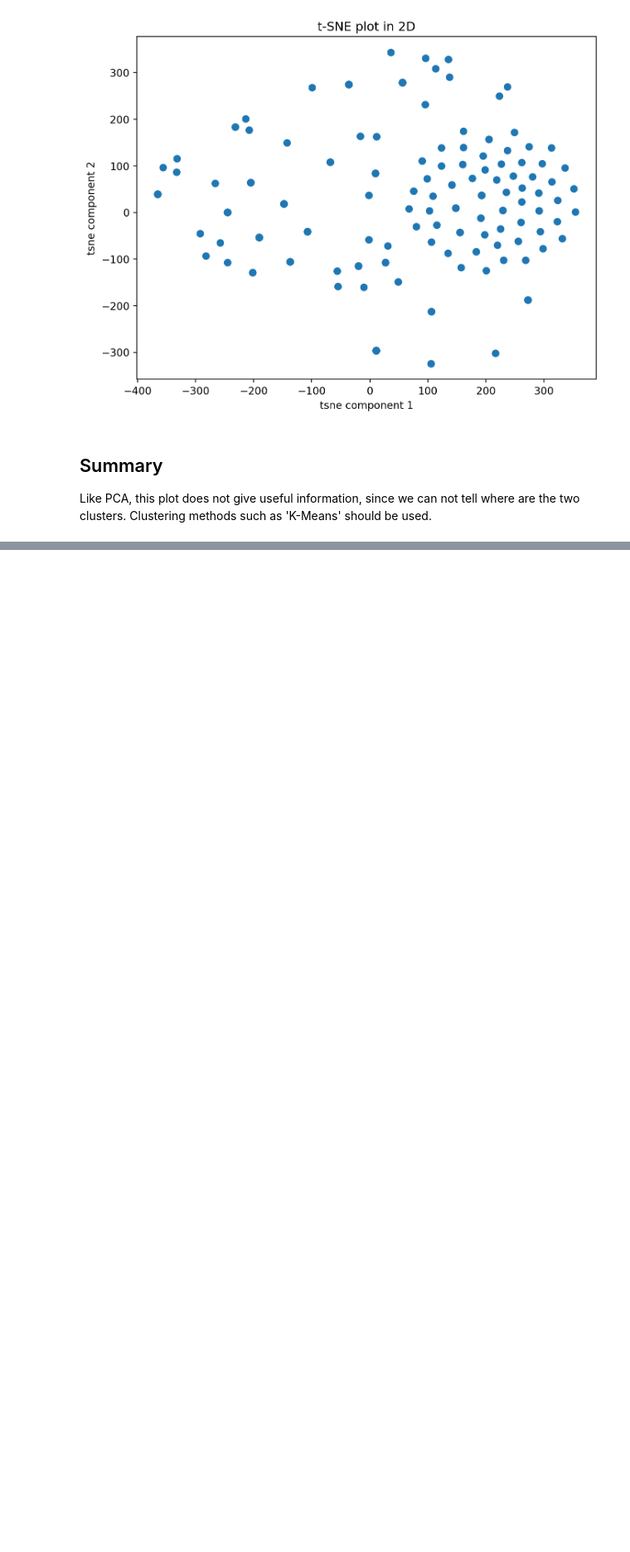
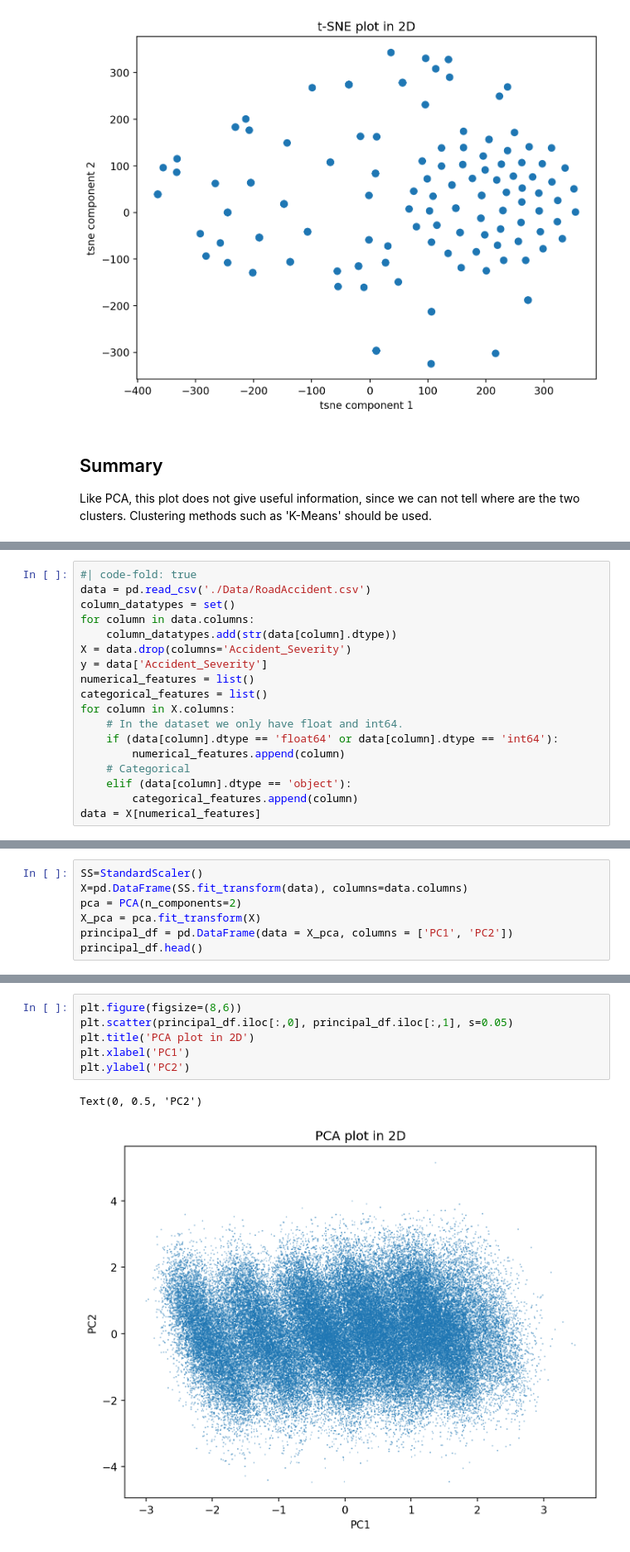
Before and after one commit to anly501/dsan-5000-project-WillWangUNC, a Jupyter notebook: dsan-website/5000-website/5000-website-Zenan/dimreduction.ipynb, the cells around one changed output, grey strips where cells are left out. Shown at 83% size. Saved outputs shown, nothing was run; the diff lists cells and outputs as text; blank space fills up the shorter version.

```diff
--- a/dsan-website/5000-website/5000-website-Zenan/dimreduction.ipynb
+++ b/dsan-website/5000-website/5000-website-Zenan/dimreduction.ipynb
@@ -124,0 +127,18 @@ Like PCA, this plot does not give useful information, since we can not tell wher
+# %%
+#| code-fold: true
+data = pd.read_csv('./Data/RoadAccident.csv')
+column_datatypes = set()
+for column in data.columns:
+    column_datatypes.add(str(data[column].dtype))
+X = data.drop(columns='Accident_Severity')
+y = data['Accident_Severity']
+numerical_features = list()
+categorical_features = list()
+for column in X.columns:
+    # In the dataset we only have float and int64.
+    if (data[column].dtype == 'float64' or data[column].dtype == 'int64'):
+        numerical_features.append(column)
+    # Categorical
+    elif (data[column].dtype == 'object'):
+        categorical_features.append(column)
+data = X[numerical_features]
@@ -124,0 +149,7 @@ Like PCA, this plot does not give useful information, since we can not tell wher
+# %%
+SS=StandardScaler()
+X=pd.DataFrame(SS.fit_transform(data), columns=data.columns)
+pca = PCA(n_components=2)
+X_pca = pca.fit_transform(X)
+principal_df = pd.DataFrame(data = X_pca, columns = ['PC1', 'PC2'])
+principal_df.head()
@@ -124,0 +163,9 @@ Like PCA, this plot does not give useful information, since we can not tell wher
+# %%
+plt.figure(figsize=(8,6))
+plt.scatter(principal_df.iloc[:,0], principal_df.iloc[:,1], s=0.05)
+plt.title('PCA plot in 2D')
+plt.xlabel('PC1')
+plt.ylabel('PC2')
+# %% [output]
+Text(0, 0.5, 'PC2')
+[figure, added]
```
Also changed, not shown: parts of 8 cells of this notebook, 6 other files.
